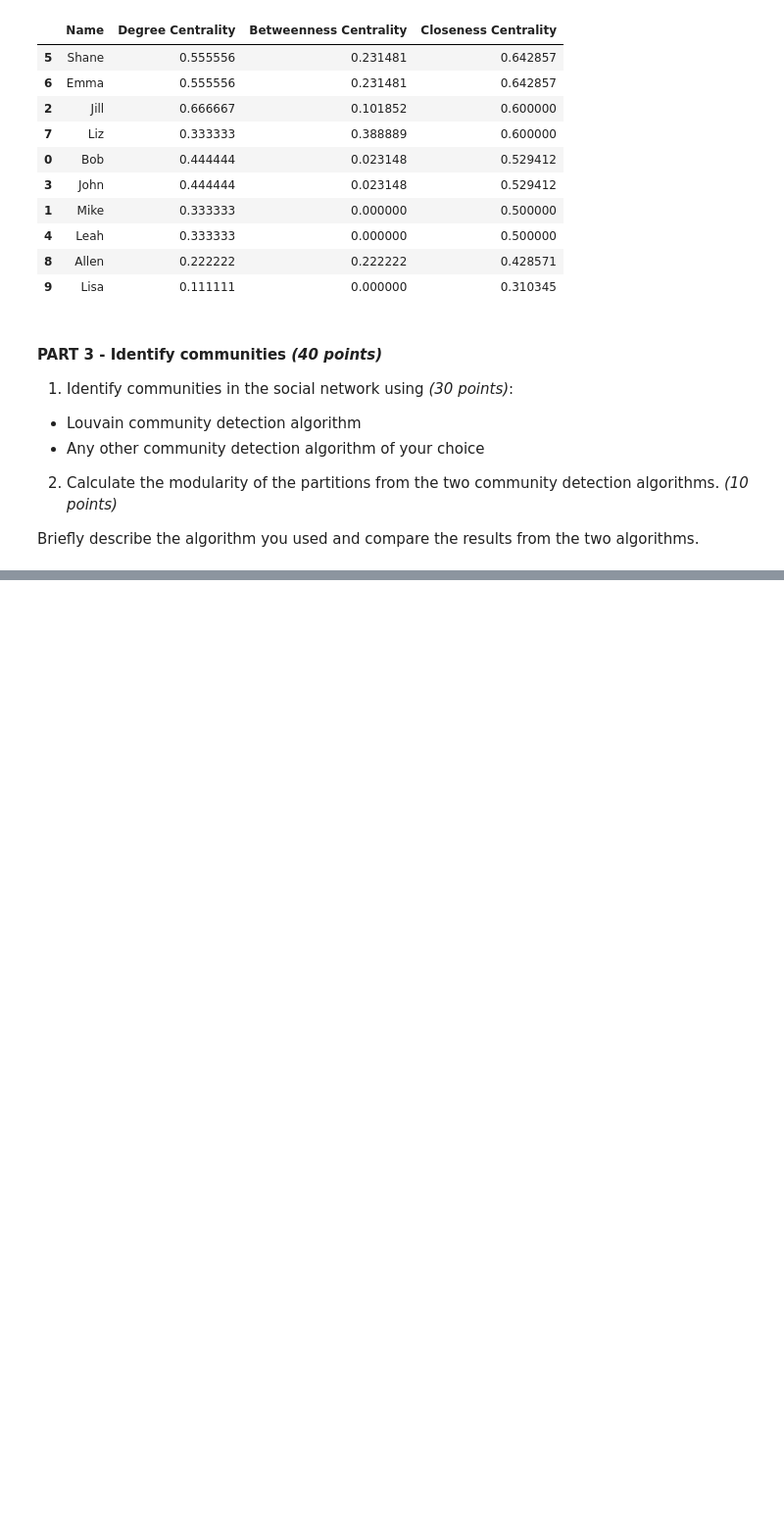
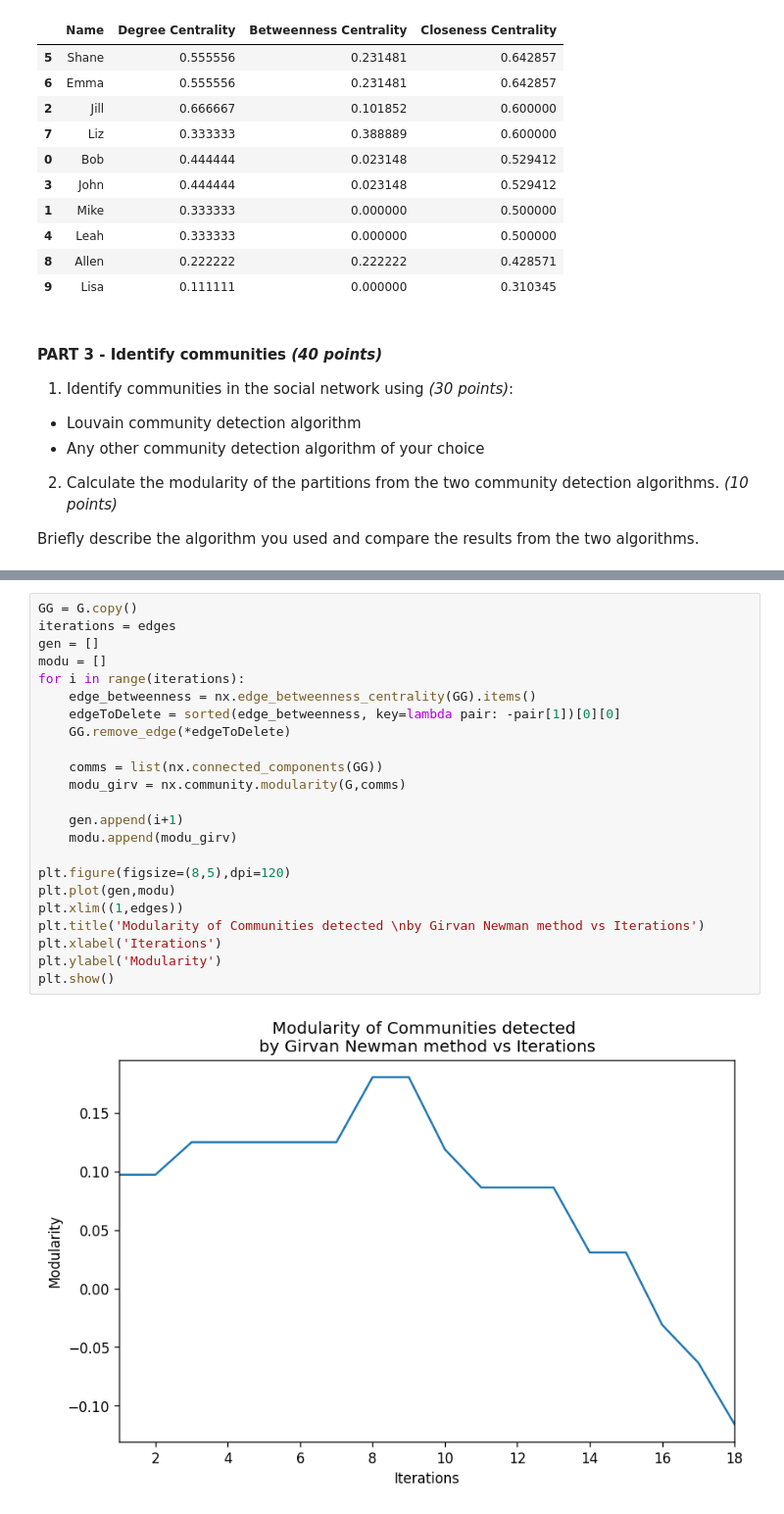
Before and after one commit to aiquiamjot/App_Physics157, a Jupyter notebook: submissions/AP157_lab_assignment_C1.ipynb, the cells around one changed output, grey strips where cells are left out. Shown at 98% size. Saved outputs shown, nothing was run; the diff lists cells and outputs as text; blank space fills up the shorter version.

```diff
--- a/submissions/AP157_lab_assignment_C1.ipynb
+++ b/submissions/AP157_lab_assignment_C1.ipynb
@@ -188,0 +257,25 @@ Briefly describe the algorithm you used and compare the results from the two alg
+# %%
+GG = G.copy()
+iterations = edges
+gen = []
+modu = []
+for i in range(iterations):
+    edge_betweenness = nx.edge_betweenness_centrality(GG).items()
+    edgeToDelete = sorted(edge_betweenness, key=lambda pair: -pair[1])[0][0]
+    GG.remove_edge(*edgeToDelete)
+
+    comms = list(nx.connected_components(GG))
+    modu_girv = nx.community.modularity(G,comms)
+
+    gen.append(i+1)
+    modu.append(modu_girv)
+
+plt.figure(figsize=(8,5),dpi=120)
+plt.plot(gen,modu)
+plt.xlim((1,edges))
+plt.title('Modularity of Communities detected \nby Girvan Newman method vs Iterations')
+plt.xlabel('Iterations')
+plt.ylabel('Modularity')
+plt.show()
+# %% [output]
+[figure, added]
```
Also changed, not shown: parts of 7 cells of this notebook.
